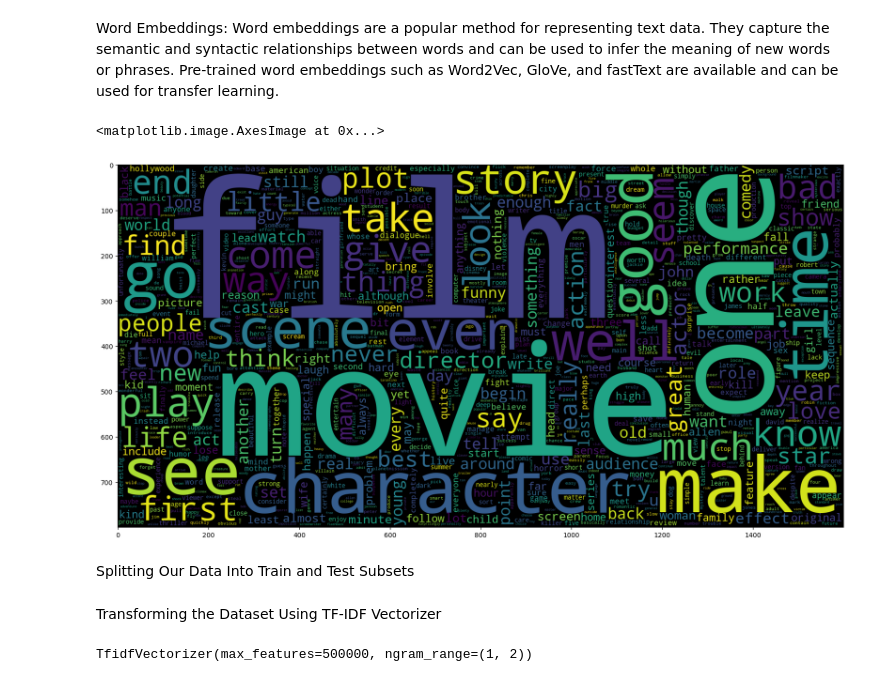
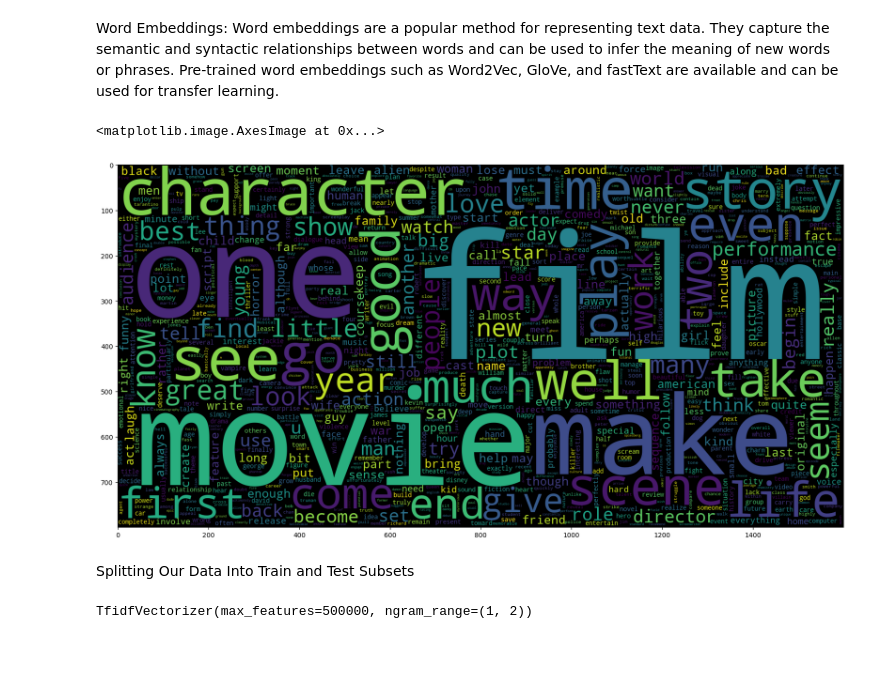
Before and after one commit to mugendii/Text-Classification, a Jupyter notebook: Notebook_1.ipynb, the cells around one changed output. Drawn from its saved outputs; the diff is of its cells as text; code cells hidden in the pictures; blank space fills up the shorter version.

```diff
--- a/Notebook_1.ipynb
+++ b/Notebook_1.ipynb
@@ -407,19 +383,17 @@ y =train_df.target
 # %%
 
 plt.figure(figsize = (20,20))
 wc = WordCloud(max_words = 1000 , width = 1600 , height = 800,
-               collocations=False).generate(" ".join(x))
+               collocations=False).generate(" ".join([i for i in train_df['clean_text'][train_df['target']==1]]))
 plt.imshow(wc)
 # %% [output]
 <matplotlib.image.AxesImage at 0x...>
-[figure, old version]
+[figure, new version]
 # %% [markdown]
 Splitting Our Data Into Train and Test Subsets
 # %%
 # Separating the 95% data for training data and 5% for testing data
 X_train, X_test, y_train, y_test = train_test_split(x,y,test_size = 0.05, random_state =26105111)
-# %% [markdown]
-Transforming the Dataset Using TF-IDF Vectorizer
 # %%
 vectoriser = TfidfVectorizer(ngram_range=(1,2), max_features=500000)
 vectoriser.fit(X_train)
```
Also changed, not shown: parts of 13 cells of this notebook, 4 other files.
